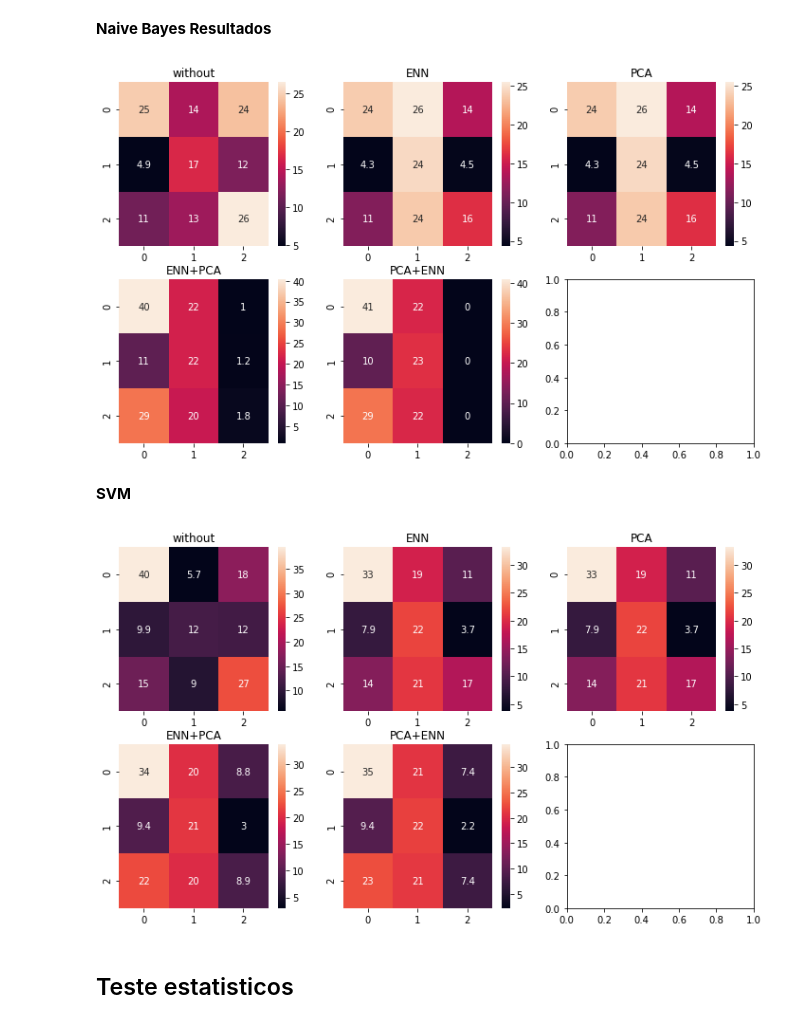
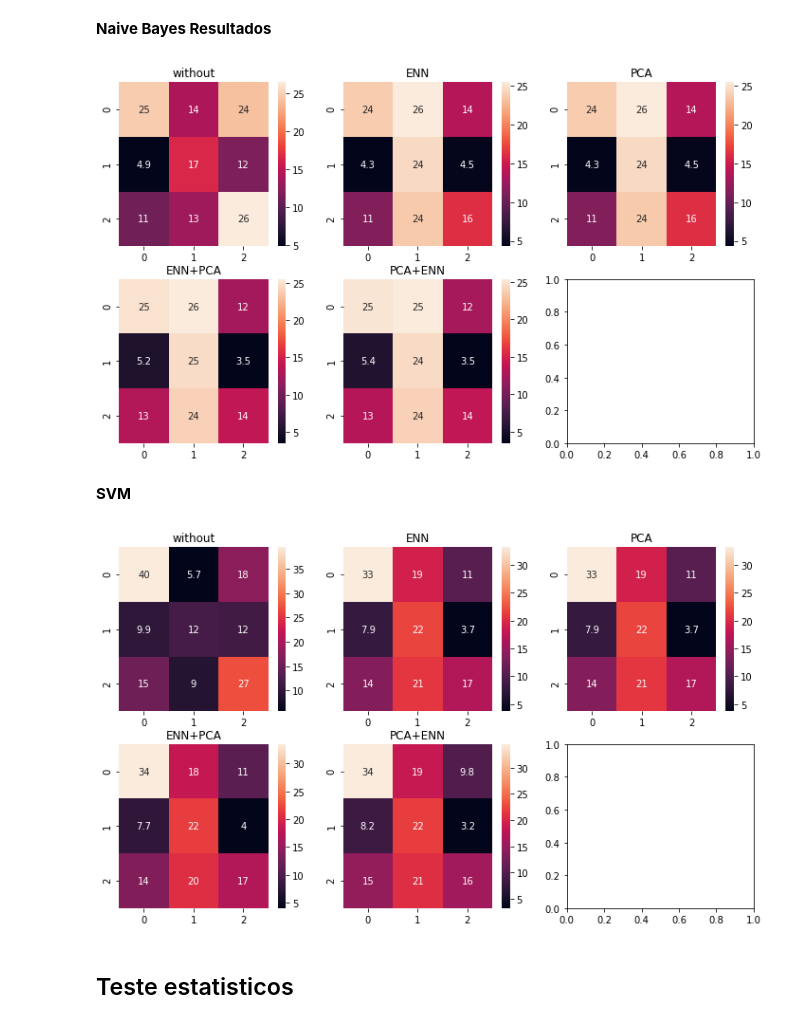
Before and after one commit to BrunoHenriqueLiradosAnjos/projeto_aprendizagem_de_maquina, a Jupyter notebook: Projeto_Pre_Processamento.ipynb, the cells around one changed output. Cells and saved outputs as stored; diff of their text form; code cells hidden in the pictures.

```diff
--- a/Projeto_Pre_Processamento.ipynb
+++ b/Projeto_Pre_Processamento.ipynb
@@ -209,7 +209,7 @@ def otimizadorDeHype(name,X_train,y_train):
         grid_result = gridS.fit(X_train,y_train)
         return SVC(kernel=grid_result.best_params_['kernel'], C=grid_result.best_params_['C'])
 # %%
-def run(X, y, splits_kfold, pre=False, pca=False):
+def run(X, y, splits_kfold, pre=False, pca=False,ordem= 1):
     kf = StratifiedKFold(n_splits=splits_kfold,random_state=42)
     kf.get_n_splits(X,y)
 
@@ -237,16 +237,32 @@ def run(X, y, splits_kfold, pre=False, pca=False):
         X_train, X_test = X[train_index], X[test_index]
         y_train, y_test = y[train_index], y[test_index]
 
-        if pre == True:
-            resampler = EditedNearestNeighbours(n_neighbors=3, sampling_strategy="auto", kind_sel="mode")
-            X_train, y_train = resampler.fit_resample(X_train, y_train)
+        if ordem == 1:
 
-        if pca == True:
-            #PCA com 3 componetnes
-            pca = PCA(n_components=3)
-            X = pca.fit_transform(X)
-            X_train, X_test = X[train_index], X[test_index]
-            y_train, y_test = y[train_index], y[test_index]
+
+            if pre == True:
+                resampler = EditedNearestNeighbours(n_neighbors=3, sampling_strategy="auto", kind_sel="mode")
+                X_train, y_train = resampler.fit_resample(X_train, y_train)
+
+            if pca == True:
+                #PCA com 3 componetnes
+                pca = PCA(n_components=3)
+                pca.fit(X_train)
+                X_train = pca.transform(X_train)
+                X_test = pca.transform(X_test)
+
+        else:
+
+            if pca == True:
+                #PCA com 3 componetnes
+                pca = PCA(n_components=3)
+                pca.fit(X_train)
+                X_train = pca.transform(X_train)
+                X_test = pca.transform(X_test)
+
+            if pre == True:
+                resampler = EditedNearestNeighbours(n_neighbors=3, sampling_strategy="auto", kind_sel="mode")
+                X_train, y_train = resampler.fit_resample(X_train, y_train)
 
 
 
@@ -304,9 +320,7 @@ dataframes_pre_enn_pca, matrizes_pre_enn_pca = run(X,y,splits_kfold,True,True)
 # %% [markdown]
 ## Experimento com Pré Processamento PCA + ENN
 # %%
-pca = PCA(n_components=3)
-X_pca = pca.fit_transform(X)
-dataframes_pre_pca_enn, matrizes_pre_pca_enn = run(X_pca,y,splits_kfold,True,False)
+dataframes_pre_pca_enn, matrizes_pre_pca_enn = run(X,y,splits_kfold,True,True,0)
 # %% [markdown]
 ## Resultados
 # %%
@@ -609,25 +623,25 @@ axes[1][0].set_title('ENN+PCA')
 plotMatrizConfusao(matrizes_pre_pca_enn[aux],ax=axes[1][1])
 axes[1][1].set_title('PCA+ENN');
 # %% [output]
-[figure, old version]
+[figure, new version]
 # %% [markdown]
 **SVM**
 # %%
 aux = 4
-f, axes = plt.subplots(2, 3,figsize=(12,7))s
+f, axes = plt.subplots(2, 3,figsize=(12,7))
 plotMatrizConfusao(matrizes[aux],ax=axes[0][0])
 
 axes[0][0].set_title('without')
 plotMatrizConfusao(matrizes_pre_enn[aux],ax=axes[0][1])
 axes[0][1].set_title('ENN')
 plotMatrizConfusao(matrizes_pre_pca[aux],ax=axes[0][2])
 axes[0][2].set_title('PCA')
 plotMatrizConfusao(matrizes_pre_enn_pca[aux],ax=axes[1][0])
 axes[1][0].set_title('ENN+PCA')
 plotMatrizConfusao(matrizes_pre_pca_enn[aux],ax=axes[1][1])
 axes[1][1].set_title('PCA+ENN');
 # %% [output]
-[figure, old version]
+[figure, new version]
 # %% [markdown]
 ## Teste estatisticos
 # %% [markdown]
```
Also changed, not shown: parts of 21 cells of this notebook.
